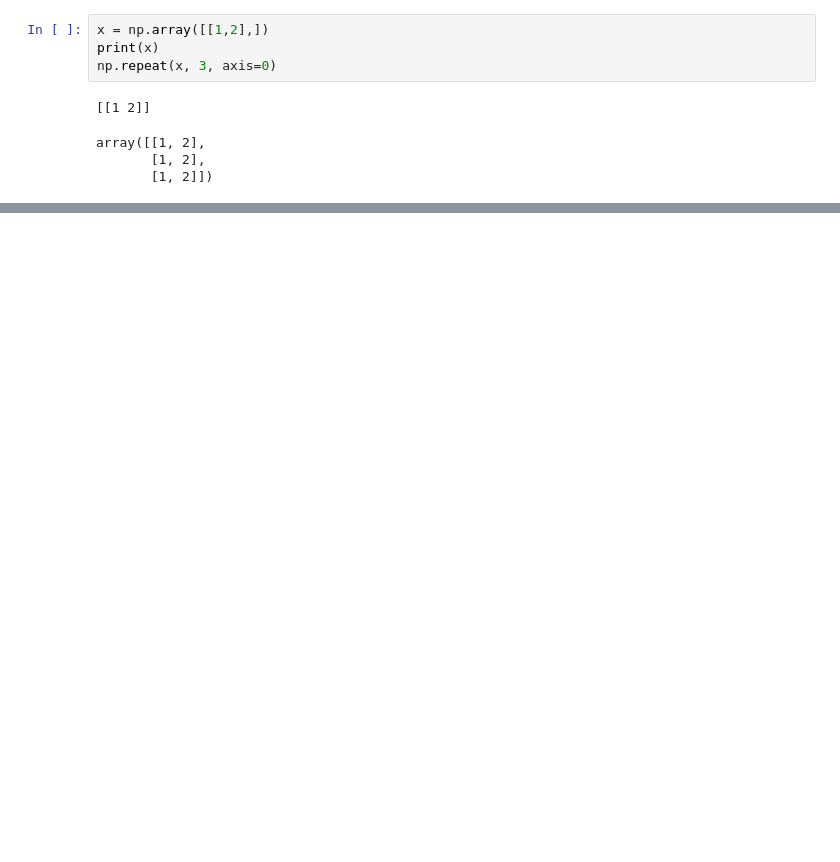
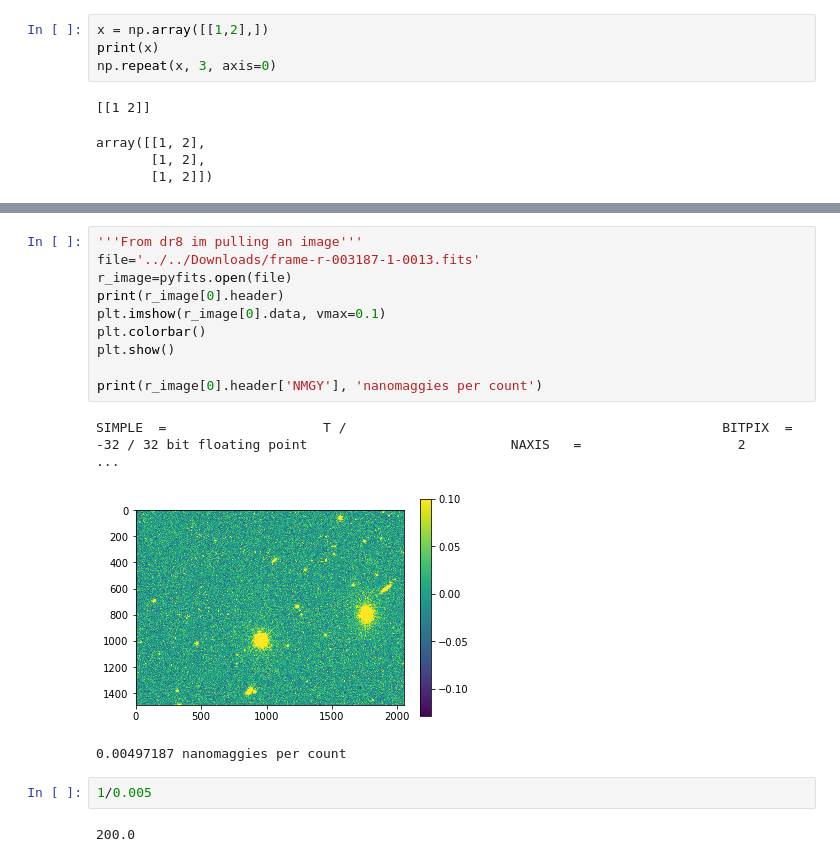
Before and after one commit to beckynevin/sdss_noise_imaging, a Jupyter notebook: SDSS_r_imaging.ipynb, the cells around one changed output, grey strips where cells are left out. Cells and saved outputs as stored; diff of their text form; blank space fills up the shorter version.

```diff
--- a/SDSS_r_imaging.ipynb
+++ b/SDSS_r_imaging.ipynb
@@ -229,0 +504,18 @@ array([[1, 2],
+# %%
+'''From dr8 im pulling an image'''
+file='../../Downloads/frame-r-003187-1-0013.fits'
+r_image=pyfits.open(file)
+print(r_image[0].header)
+plt.imshow(r_image[0].data, vmax=0.1)
+plt.colorbar()
+plt.show()
+
+print(r_image[0].header['NMGY'], 'nanomaggies per count')
+# %% [output]
+SIMPLE  =                    T /                                                BITPIX  =                  -32 / 32 bit floating point                          NAXIS   =                    2           ...
+[figure, added]
+0.00497187 nanomaggies per count
+# %%
+1/0.005
+# %% [output]
+200.0
```
Also changed, not shown: parts of 12 cells of this notebook.
